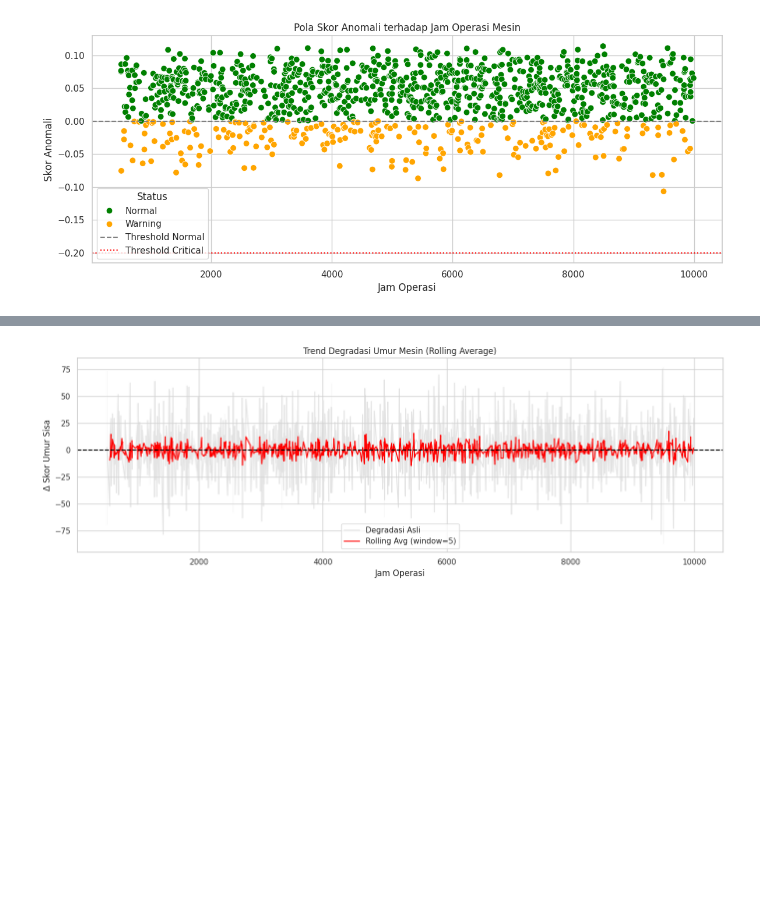
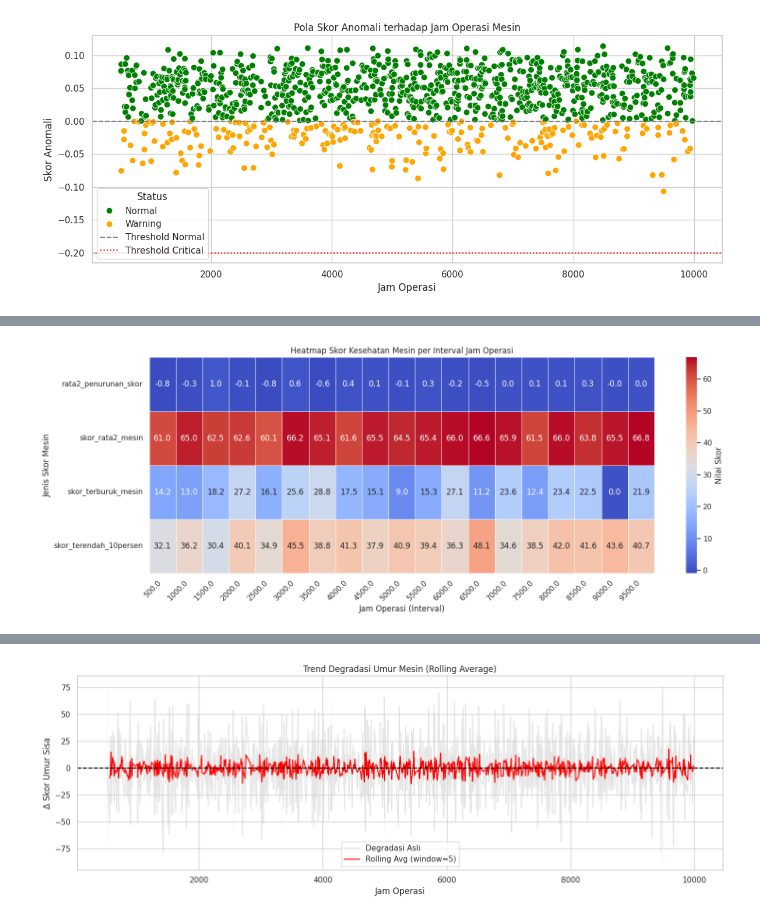
Before and after one commit to BlackBox-Ops/prediksi-estimasi-perbaikan-mesin, a Jupyter notebook: DS Series Prediksi dan Estimasi Perbaikan Mesin.ipynb, the cells around one changed output, grey strips where cells are left out. Saved outputs shown, nothing was run; the diff lists cells and outputs as text; code cells hidden in the pictures; blank space fills up the shorter version.

```diff
--- a/DS Series Prediksi dan Estimasi Perbaikan Mesin.ipynb
+++ b/DS Series Prediksi dan Estimasi Perbaikan Mesin.ipynb
@@ -945,0 +1030,12 @@ plt.show()
+# %%
+# Tambahkan skor minimum dan persentil 10%
+df_grouped_full = df_result_sorted.groupby('grup_waktu').agg({
+    'skor_umur_sisa': ['mean', 'min', lambda x: np.percentile(x, 10)],
+    'degradasi': 'mean',
+    'degradasi_status': lambda x: x.value_counts().idxmax()
+}).reset_index()
+
+# Rename kolom
+df_grouped_full.columns = ['grup_waktu', 'mean_skor', 'min_skor', 'persentil_10', 'mean_degradasi', 'status_tersering']
+
+df_grouped_full.head().round(2)
@@ -945,0 +1058,37 @@ plt.show()
+# %%
+df_grouped_full.rename(columns={
+    'mean_skor': 'rata2_mesin',
+    'min_skor': 'terburuk_mesin',
+    'persentil_10': 'skor_terendah',
+    'mean_degradasi': 'penurunan_skor',
+    'status_tersering': 'degradasi'
+}, inplace=True)
+
+df_pivot = df_grouped_full.pivot_table(
+    index='grup_waktu',
+    values=['skor_rata2_mesin', 'skor_terburuk_mesin', 'skor_terendah_10persen', 'rata2_penurunan_skor']
+).round(2)
+
+df_pivot_subset = df_pivot.iloc[:20]  # Ambil hanya 20 grup waktu pertama
+
+plt.figure(figsize=(16, 6))  # Perbesar ukuran canvas
+ax = sns.heatmap(
+    df_pivot_subset.T,  # Transpose agar baris = jenis skor
+    cmap='coolwarm',
+    annot=True,
+    fmt=".1f",  # Format 1 angka desimal
+    linewidths=0.5,
+    cbar_kws={'label': 'Nilai Skor'}
+)
+
+# Putar label sumbu x agar tidak saling tumpang tindih
+ax.set_xticklabels(ax.get_xticklabels(), rotation=45, ha='right')
+
+# Label dan judul
+plt.title('Heatmap Skor Kesehatan Mesin per Interval Jam Operasi')
+plt.xlabel('Jam Operasi (Interval)')
+plt.ylabel('Jenis Skor Mesin')
+plt.tight_layout()
+plt.show()
+# %% [output]
+[figure, added]
```
Also changed, not shown: parts of 21 cells of this notebook.
